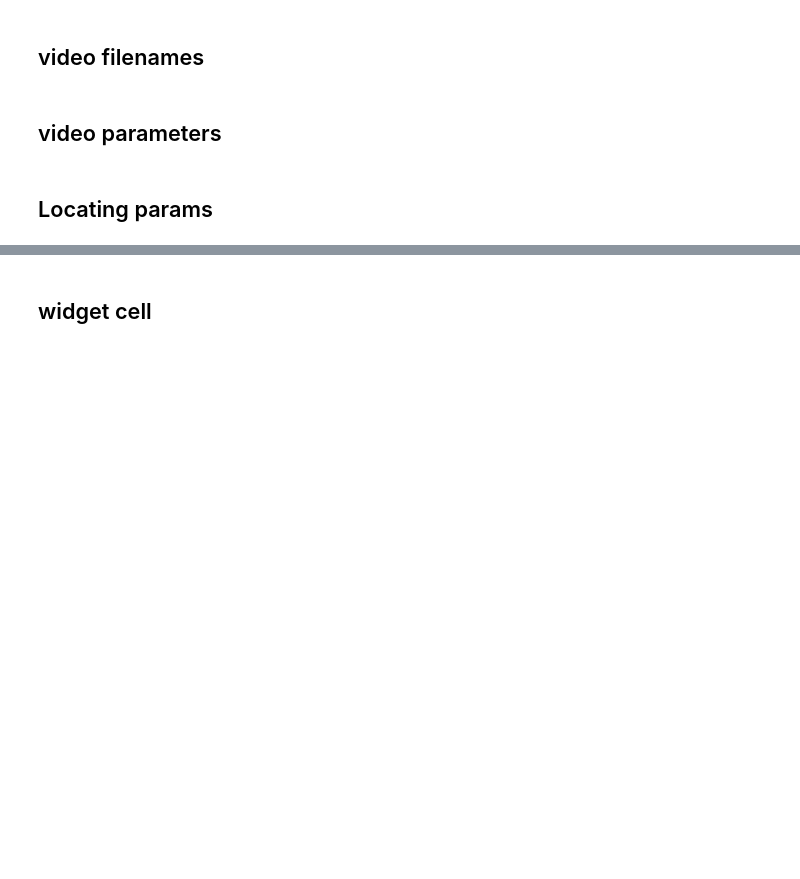
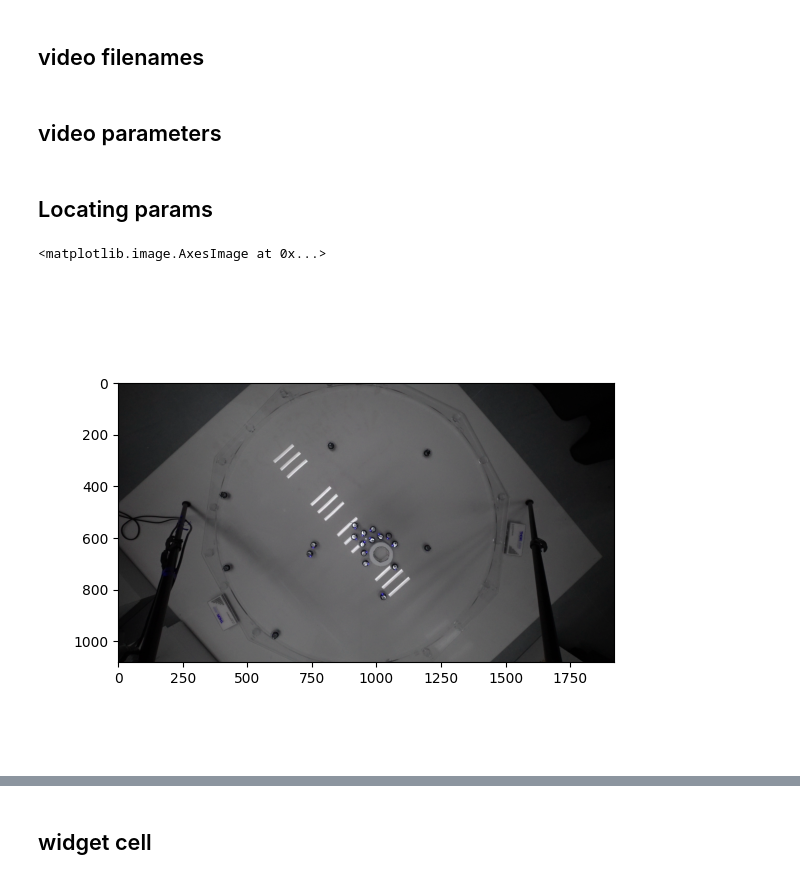
Before and after one commit to complex-lab/robotic_swarms, a Jupyter notebook: interactiveLocate.ipynb, the cells around one changed output, grey strips where cells are left out. Saved outputs shown, nothing was run; the diff lists cells and outputs as text; code cells hidden in the pictures; blank space fills up the shorter version.

```diff
--- a/interactiveLocate.ipynb
+++ b/interactiveLocate.ipynb
@@ -164,25 +149,32 @@ frameRange = df.frame.unique()#range(frameMin,frameMax,frameSkip)
 # %%
 frameMin=0
 frameNum = frameMin
 
 frameNum = 1000
 
-boxSize = int(2*(2*radiusMax))
+'''boxSize = int(2*(2*radiusMax))
 boxSize = 300
 wc,hc = boxSize,boxSize
 #xc,yc = int(958-boxSize/2),int(548-boxSize/2)
 xc,yc = boxSize/2,boxSize/2
+'''
+boxSize = int(2*(2*radiusMax))
+wc,hc = boxSize,boxSize
+xc,yc = int(958-boxSize/2),int(548-boxSize/2)
 
 fig,ax= plt.subplots()
 img = captureFrame(video,frameNum)
 #imgRed = img[:,:,0]
 #imgCropped = cropImage(imgRed,x0,y0,width0,height0)
 imgCropped = img#cropImage(img,xc,yc,wc,hc)
 
 imgE = cv2.Canny(imgCropped,threshMin,threshMax)
 
 ax.imshow(imgCropped)
 #drawCircles(circles,plt.gca())
+# %% [output]
+<matplotlib.image.AxesImage at 0x...>
+[figure, added]
 # %%
 plt.ioff()
 fig1 = plt.figure()
```
Also changed, not shown: parts of 6 cells of this notebook.
